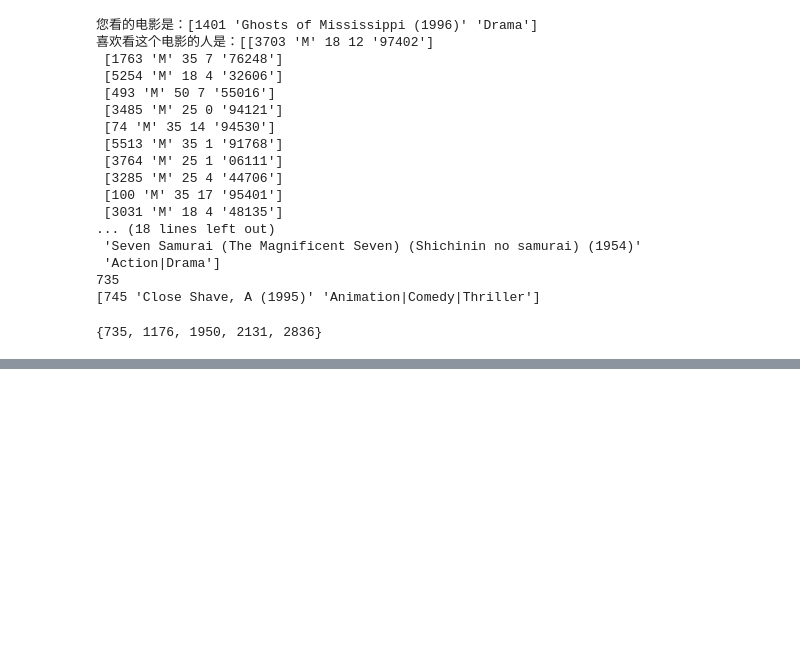
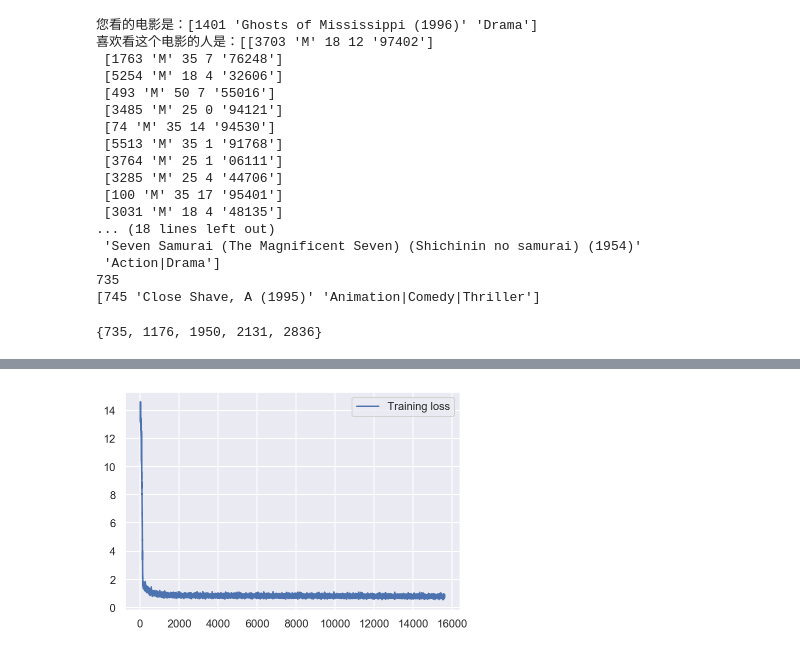
Before and after one commit to mayi140611/mayiexamples, a Jupyter notebook: RecommendatIon_System/使用TF_MovieLens数据集完成电影推荐的任务.ipynb, the cells around one changed output, grey strips where cells are left out. Cells and saved outputs as stored; diff of their text form; code cells hidden in the pictures; blank space fills up the shorter version.

```diff
--- a/RecommendatIon_System/使用TF_MovieLens数据集完成电影推荐的任务.ipynb
+++ b/RecommendatIon_System/使用TF_MovieLens数据集完成电影推荐的任务.ipynb
@@ -859,0 +954,31 @@ recommend_other_favorite_movie(1401, 20)
+# %%
+# 获取电影ID的嵌入向量
+movie_id_embed_layer = get_movie_id_embed_layer(movie_id)
+# 获取电影类型的嵌入向量
+# movie_categories_embed_layer = get_movie_categories_layers(movie_categories)
+# 获取电影名的特征向量
+pool_layer_flat, dropout_layer = get_movie_cnn_layer(movie_titles)
+# 得到电影特征
+movie_combine_layer, movie_combine_layer_flat = get_movie_feature_layer(movie_id_embed_layer,
+#                                                                         movie_categories_embed_layer,
+                                                                        movie_categories,
+                                                                        dropout_layer)
+# %%
+
+# 计算出评分
+# 将用户特征和电影特征做矩阵乘法得到一个预测评分的方案
+inference = tf.keras.layers.Lambda(lambda layer:
+    tf.reduce_sum(layer[0] * layer[1], axis=1), name="inference")((user_combine_layer_flat, movie_combine_layer_flat))
+inference = tf.keras.layers.Lambda(lambda layer: tf.expand_dims(layer, axis=1))(inference)
+
+# 将用户特征和电影特征作为输入，经过全连接，输出一个值的方案
+#         inference_layer = tf.keras.layers.concatenate([user_combine_layer_flat, movie_combine_layer_flat],
+#                                                       1)  # (?, 400)
+# 你可以使用下面这个全连接层，试试效果
+#inference_dense = tf.keras.layers.Dense(64, kernel_regularizer=tf.nn.l2_loss, activation='relu')(
+#    inference_layer)
+#         inference = tf.keras.layers.Dense(1, name="inference")(inference_layer)  # inference_dense
+
+model = tf.keras.Model(
+    inputs=[uid, user_gender, user_age, user_job, movie_id, movie_categories, movie_titles],
+    outputs=[inference])
@@ -859,0 +1240,3 @@ recommend_other_favorite_movie(1401, 20)
+# %%
+mv_net=mv_network()
+mv_net.training(features, targets_values, epochs=5)
@@ -859,0 +1265,10 @@ recommend_other_favorite_movie(1401, 20)
+# %%
+%matplotlib inline
+%config InlineBackend.figure_format = 'retina'
+import matplotlib.pyplot as plt
+
+plt.plot(mv_net.losses['train'], label='Training loss')
+plt.legend()
+_ = plt.ylim()
+# %% [output]
+[figure, added]
```
Also changed, not shown: parts of 21 cells of this notebook, 2 other files.
